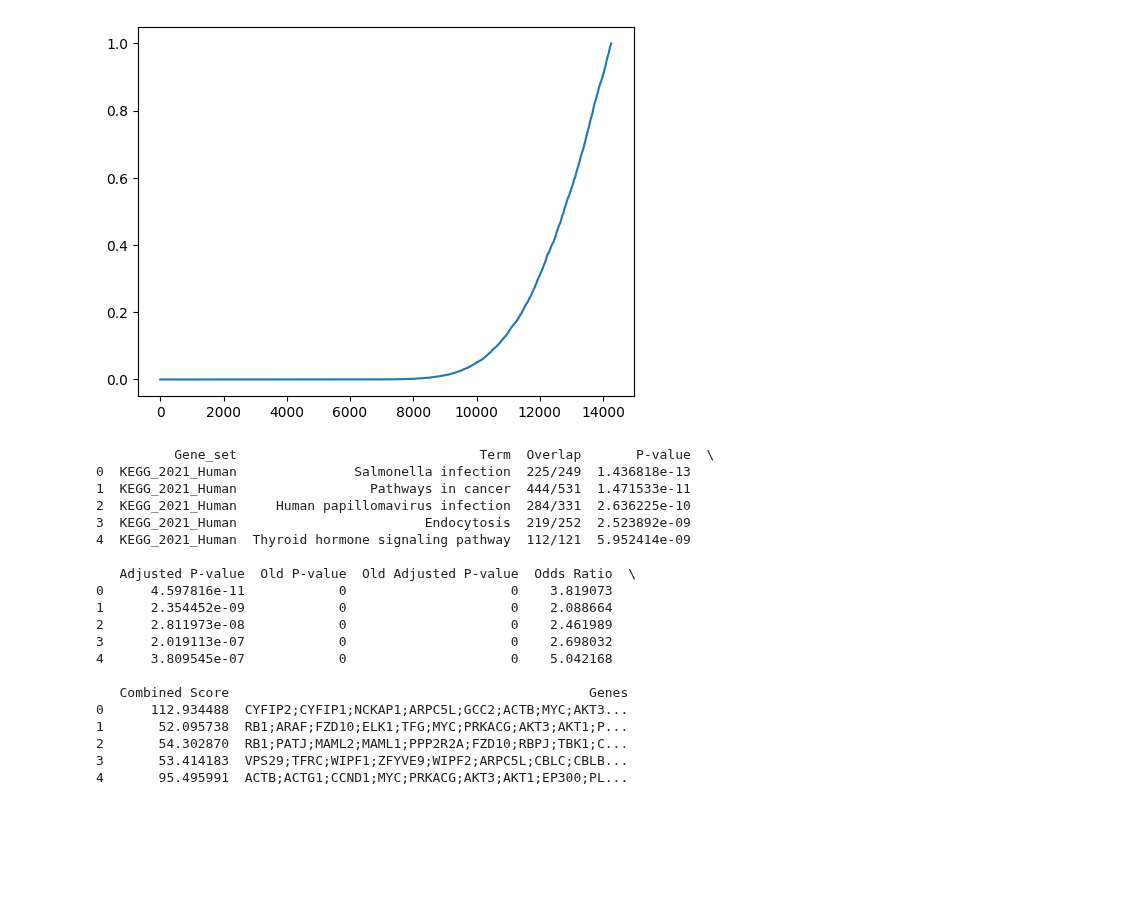
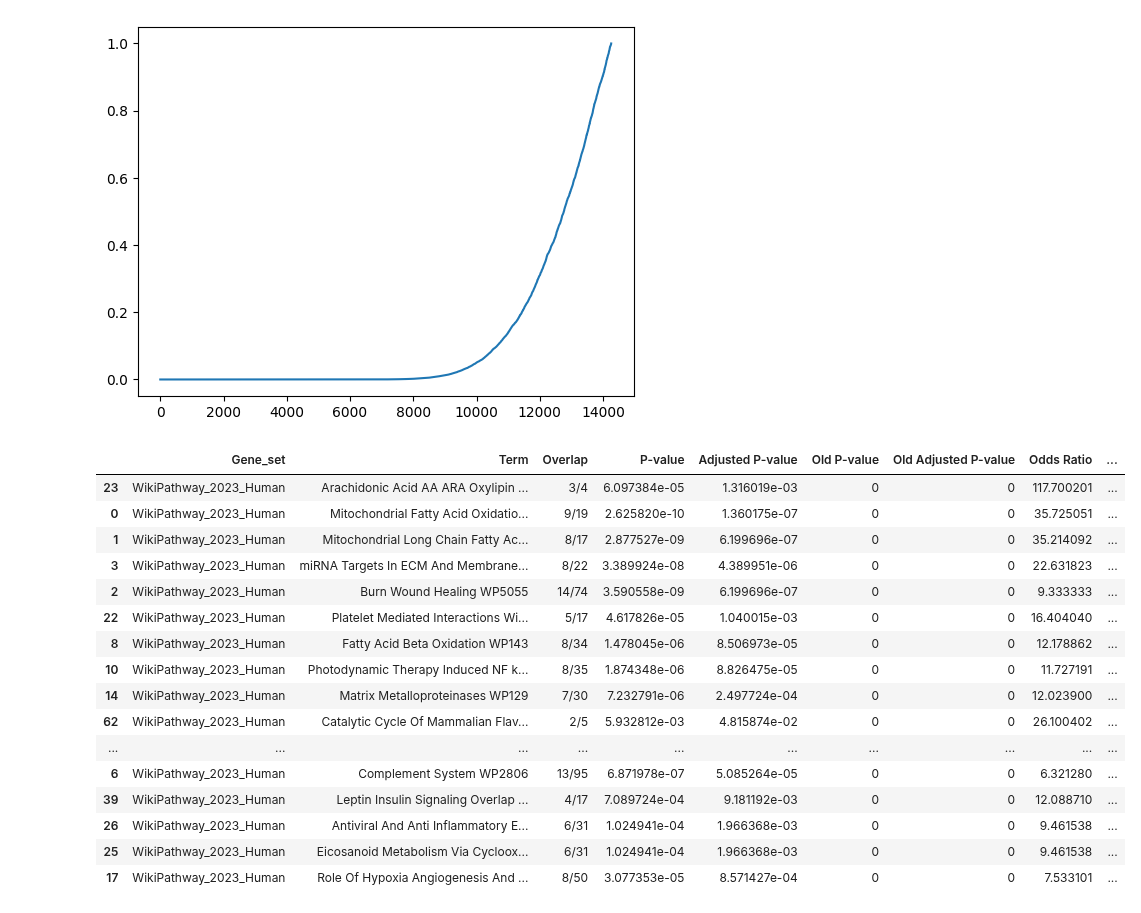
Before and after one commit to MaciejPiernik/ibd, a Jupyter notebook: ibd/notebooks/hydrogen_peroxide.ipynb, the cells around one changed output. Saved outputs shown, nothing was run; the diff lists cells and outputs as text; code cells hidden in the pictures; blank space fills up the shorter version.

Commit message:
Gene set enrichment analysis with multiple pathway databases

```diff
--- a/ibd/notebooks/hydrogen_peroxide.ipynb
+++ b/ibd/notebooks/hydrogen_peroxide.ipynb
@@ -17,7 +17,6 @@ metadata = read_all_metadata(DATA_DIR)
 y = metadata[metadata.disease.isin(['Ctrl', 'UC']) & metadata.time_of_biopsy.isin([None, 'W0', 'Before'])].disease
 dataset_labels = dataset_label.loc[y.index]
 X = dataset.loc[y.index]
-X = X.dropna(axis=1)
 
 X.shape, y.shape
 # %% [output]
@@ -67,35 +48,35 @@ genes = [f for f, (p, d, t) in test_results]
 # %%
 import gseapy as gp
 
+# Get the list of available libraries
+# libraries = gp.get_library_name(organism='Human')
+# print(libraries)
+
 # Define your gene list
-gene_list = genes  # use your gene list variable
+gene_list = genes[:500]  # use your gene list variable
 
 # Define parameters for Enrichr
-enrichr_libraries = ['KEGG_2021_Human']  # You can add more libraries as needed
+enrichr_libraries = ['WikiPathway_2023_Human']
 
 # Perform Enrichment Analysis
 enrichr_results = gp.enrichr(gene_list=gene_list, gene_sets=enrichr_libraries, organism='Human', outdir='../../results/enrichr_kegg', cutoff=0.05)
-
-# Viewing the results
-print(enrichr_results.results.head())
-# %% [output]
-          Gene_set                               Term  Overlap       P-value  \
-0  KEGG_2021_Human               Salmonella infection  225/249  1.436818e-13
-1  KEGG_2021_Human                 Pathways in cancer  444/531  1.471533e-11
-2  KEGG_2021_Human     Human papillomavirus infection  284/331  2.636225e-10
-3  KEGG_2021_Human                        Endocytosis  219/252  2.523892e-09
-4  KEGG_2021_Human  Thyroid hormone signaling pathway  112/121  5.952414e-09
-
-   Adjusted P-value  Old P-value  Old Adjusted P-value  Odds Ratio  \
-0      4.597816e-11            0                     0    3.819073
-1      2.354452e-09            0                     0    2.088664
-2      2.811973e-08            0                     0    2.461989
-3      2.019113e-07            0                     0    2.698032
-4      3.809545e-07            0                     0    5.042168
-
-   Combined Score                                              Genes
-0      112.934488  CYFIP2;CYFIP1;NCKAP1;ARPC5L;GCC2;ACTB;MYC;AKT3...
-1       52.095738  RB1;ARAF;FZD10;ELK1;TFG;MYC;PRKACG;AKT3;AKT1;P...
-2       54.302870  RB1;PATJ;MAML2;MAML1;PPP2R2A;FZD10;RBPJ;TBK1;C...
-3       53.414183  VPS29;TFRC;WIPF1;ZFYVE9;WIPF2;ARPC5L;CBLC;CBLB...
-4       95.495991  ACTB;ACTG1;CCND1;MYC;PRKACG;AKT3;AKT1;EP300;PL...
+# %%
+enrichr_results.res2d[enrichr_results.res2d['Adjusted P-value'] < 0.05].sort_values('Combined Score', ascending=False).head(20)
+# %% [output]
+|  | Gene_set | Term | Overlap | P-value | Adjusted P-value | Old P-value | Old Adjusted P-value | Odds Ratio | ... |
+| 23 | WikiPathway_2023_Human | Arachidonic Acid AA ARA Oxylipin ... | 3/4 | 6.097384e-05 | 1.316019e-03 | 0 | 0 | 117.700201 | ... |
+| 0 | WikiPathway_2023_Human | Mitochondrial Fatty Acid Oxidatio... | 9/19 | 2.625820e-10 | 1.360175e-07 | 0 | 0 | 35.725051 | ... |
+| 1 | WikiPathway_2023_Human | Mitochondrial Long Chain Fatty Ac... | 8/17 | 2.877527e-09 | 6.199696e-07 | 0 | 0 | 35.214092 | ... |
+| 3 | WikiPathway_2023_Human | miRNA Targets In ECM And Membrane... | 8/22 | 3.389924e-08 | 4.389951e-06 | 0 | 0 | 22.631823 | ... |
+| 2 | WikiPathway_2023_Human | Burn Wound Healing WP5055 | 14/74 | 3.590558e-09 | 6.199696e-07 | 0 | 0 | 9.333333 | ... |
+| 22 | WikiPathway_2023_Human | Platelet Mediated Interactions Wi... | 5/17 | 4.617826e-05 | 1.040015e-03 | 0 | 0 | 16.404040 | ... |
+| 8 | WikiPathway_2023_Human | Fatty Acid Beta Oxidation WP143 | 8/34 | 1.478045e-06 | 8.506973e-05 | 0 | 0 | 12.178862 | ... |
+| 10 | WikiPathway_2023_Human | Photodynamic Therapy Induced NF k... | 8/35 | 1.874348e-06 | 8.826475e-05 | 0 | 0 | 11.727191 | ... |
+| 14 | WikiPathway_2023_Human | Matrix Metalloproteinases WP129 | 7/30 | 7.232791e-06 | 2.497724e-04 | 0 | 0 | 12.023900 | ... |
+| 62 | WikiPathway_2023_Human | Catalytic Cycle Of Mammalian Flav... | 2/5 | 5.932812e-03 | 4.815874e-02 | 0 | 0 | 26.100402 | ... |
+| ... | ... | ... | ... | ... | ... | ... | ... | ... | ... |
+| 6 | WikiPathway_2023_Human | Complement System WP2806 | 13/95 | 6.871978e-07 | 5.085264e-05 | 0 | 0 | 6.321280 | ... |
+| 39 | WikiPathway_2023_Human | Leptin Insulin Signaling Overlap ... | 4/17 | 7.089724e-04 | 9.181192e-03 | 0 | 0 | 12.088710 | ... |
+| 26 | WikiPathway_2023_Human | Antiviral And Anti Inflammatory E... | 6/31 | 1.024941e-04 | 1.966368e-03 | 0 | 0 | 9.461538 | ... |
+| 25 | WikiPathway_2023_Human | Eicosanoid Metabolism Via Cycloox... | 6/31 | 1.024941e-04 | 1.966368e-03 | 0 | 0 | 9.461538 | ... |
+| 17 | WikiPathway_2023_Human | Role Of Hypoxia Angiogenesis And ... | 8/50 | 3.077353e-05 | 8.571427e-04 | 0 | 0 | 7.533101 | ... |
```
Also changed, not shown: parts of 3 cells of this notebook, 10 other files.
